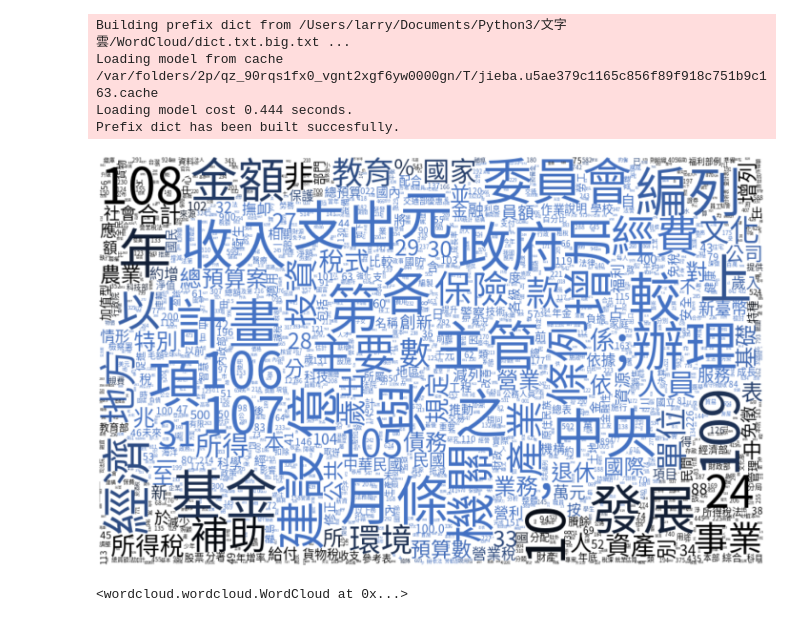
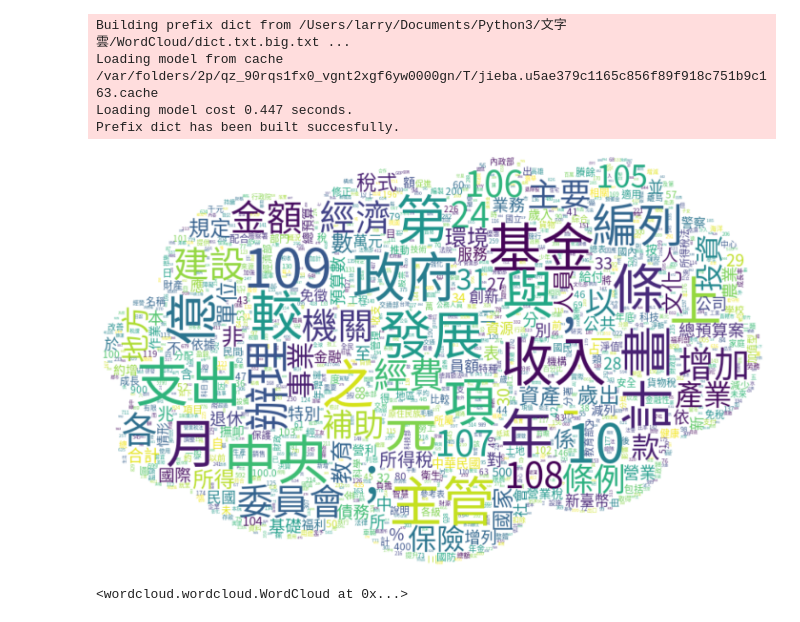
Before and after one commit to wastu01/WordCloud, a Jupyter notebook: index.ipynb, the cells around one changed output. Saved outputs shown, nothing was run; the diff lists cells and outputs as text; code cells hidden in the pictures.

```diff
--- a/index.ipynb
+++ b/index.ipynb
@@ -37,7 +37,7 @@ font = 'SourceHanSansTW-Regular.otf'
 
 
 icon = "cloud"
-icon_path = "%s.png" % icon
+icon_path = "%s.jpg" % icon
 
 
 mask_color = np.array(Image.open(icon_path))
@@ -68,35 +68,35 @@ wordcloud = WordCloud( background_color='white',
                       font_path= font,
                       max_font_size=65,
                       margin=1,
                       relative_scaling=0)
 
 
 
 
 
 wordcloud.generate_from_frequencies(frequencies = dicition )
 
 
-image_colors = ImageColorGenerator(mask_color)
-wordcloud.recolor(color_func=image_colors)
+# image_colors = ImageColorGenerator(mask_color)
+# wordcloud.recolor(color_func=image_colors)
 
 
 
 
 
 plt.figure(figsize=(25,25),facecolor='w')
 plt.imshow(wordcloud, interpolation="bilinear")
 plt.axis("off")
 plt.show()
 
 # print(text)
 
 # plt.savefig("Wordcloud.png")
 wordcloud.to_file("img/01.png")
 # %% [output]
 Building prefix dict from /Users/larry/Documents/Python3/文字雲/WordCloud/dict.txt.big.txt ...
 Loading model from cache /var/folders/2p/qz_90rqs1fx0_vgnt2xgf6yw0000gn/T/jieba.u5ae379c1165c856f89f918c751b9c163.cache
-Loading model cost 0.444 seconds.
+Loading model cost 0.447 seconds.
 Prefix dict has been built succesfully.
-[figure, old version]
+[figure, new version]
 <wordcloud.wordcloud.WordCloud at 0x...>
```
Also changed, not shown: 3 other files.
